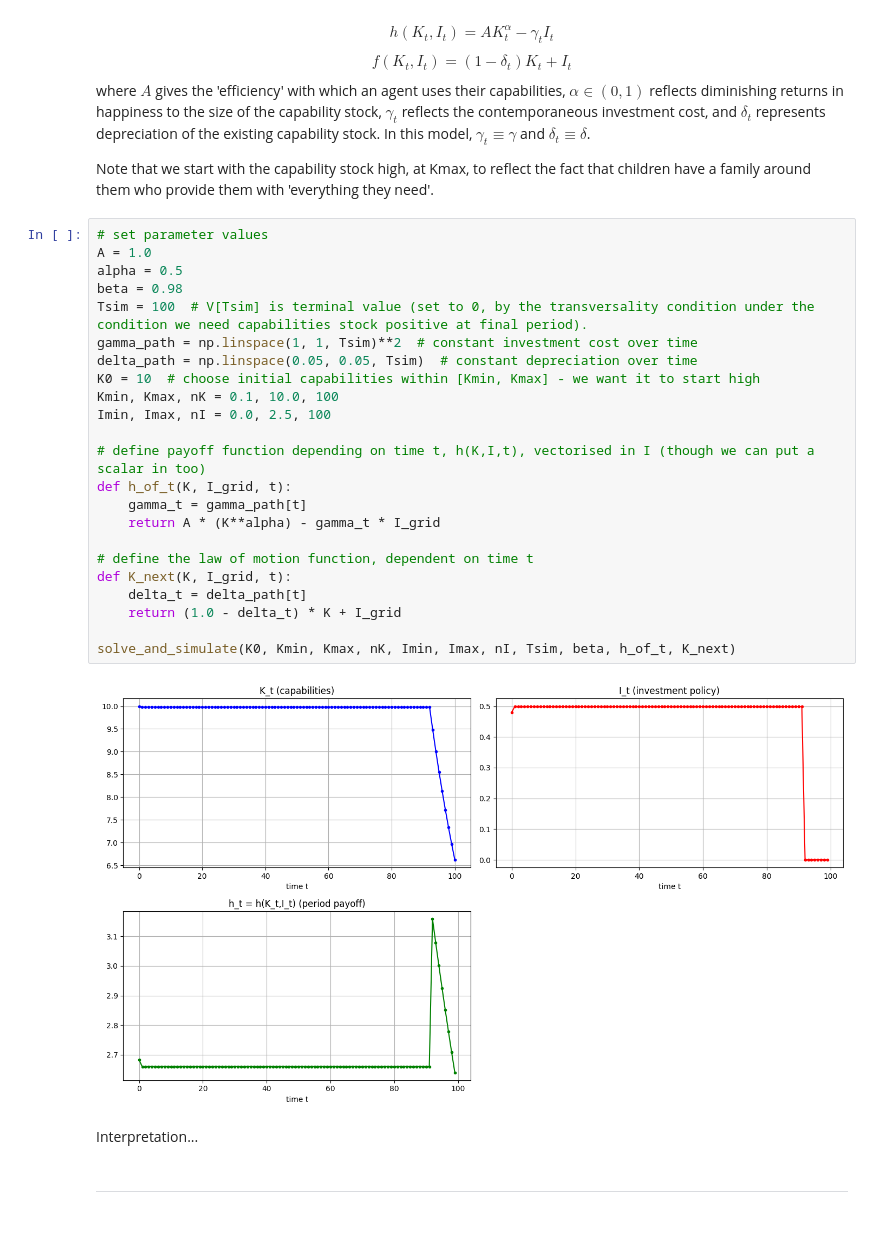
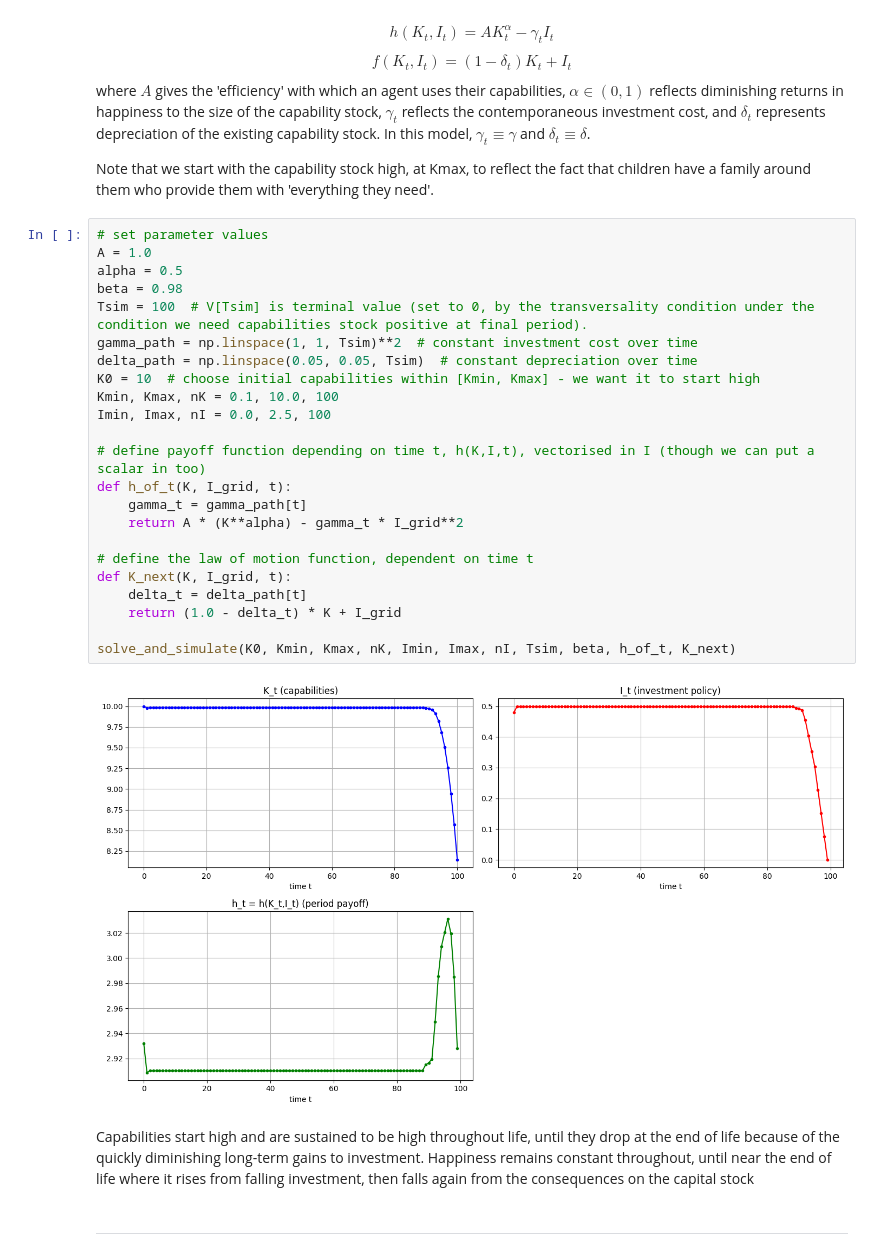
Before and after one commit to jacobmcl7/happiness_U_shape_foundation, a Jupyter notebook: Code/time-dep_problem_analysis.ipynb, the cells around one changed output. Drawn from its saved outputs; the diff is of its cells as text; blank space fills up the shorter version.

Commit message:
Improved interpretations for the first few model structures

```diff
--- a/Code/time-dep_problem_analysis.ipynb
+++ b/Code/time-dep_problem_analysis.ipynb
@@ -194,30 +194,30 @@ Note that we start with the capability stock high, at Kmax, to reflect the fact
 # %%
 # set parameter values
 A = 1.0
 alpha = 0.5
 beta = 0.98
 Tsim = 100  # V[Tsim] is terminal value (set to 0, by the transversality condition under the condition we need capabilities stock positive at final period).
 gamma_path = np.linspace(1, 1, Tsim)**2  # constant investment cost over time
 delta_path = np.linspace(0.05, 0.05, Tsim)  # constant depreciation over time
 K0 = 10  # choose initial capabilities within [Kmin, Kmax] - we want it to start high
 Kmin, Kmax, nK = 0.1, 10.0, 100
 Imin, Imax, nI = 0.0, 2.5, 100
 
 # define payoff function depending on time t, h(K,I,t), vectorised in I (though we can put a scalar in too)
 def h_of_t(K, I_grid, t):
     gamma_t = gamma_path[t]
-    return A * (K**alpha) - gamma_t * I_grid
+    return A * (K**alpha) - gamma_t * I_grid**2
 
 # define the law of motion function, dependent on time t
 def K_next(K, I_grid, t):
     delta_t = delta_path[t]
     return (1.0 - delta_t) * K + I_grid
 
 solve_and_simulate(K0, Kmin, Kmax, nK, Imin, Imax, nI, Tsim, beta, h_of_t, K_next)
 # %% [output]
-[figure, old version]
+[figure, new version]
 # %% [markdown]
-Interpretation...
+Capabilities start high and are sustained to be high throughout life, until they drop at the end of life because of the quickly diminishing long-term gains to investment. Happiness remains constant throughout, until near the end of life where it rises from falling investment, then falls again from the consequences on the capital stock
 # %% [markdown]
 ---
 # %% [markdown]
```
Also changed, not shown: parts of 8 cells of this notebook.
